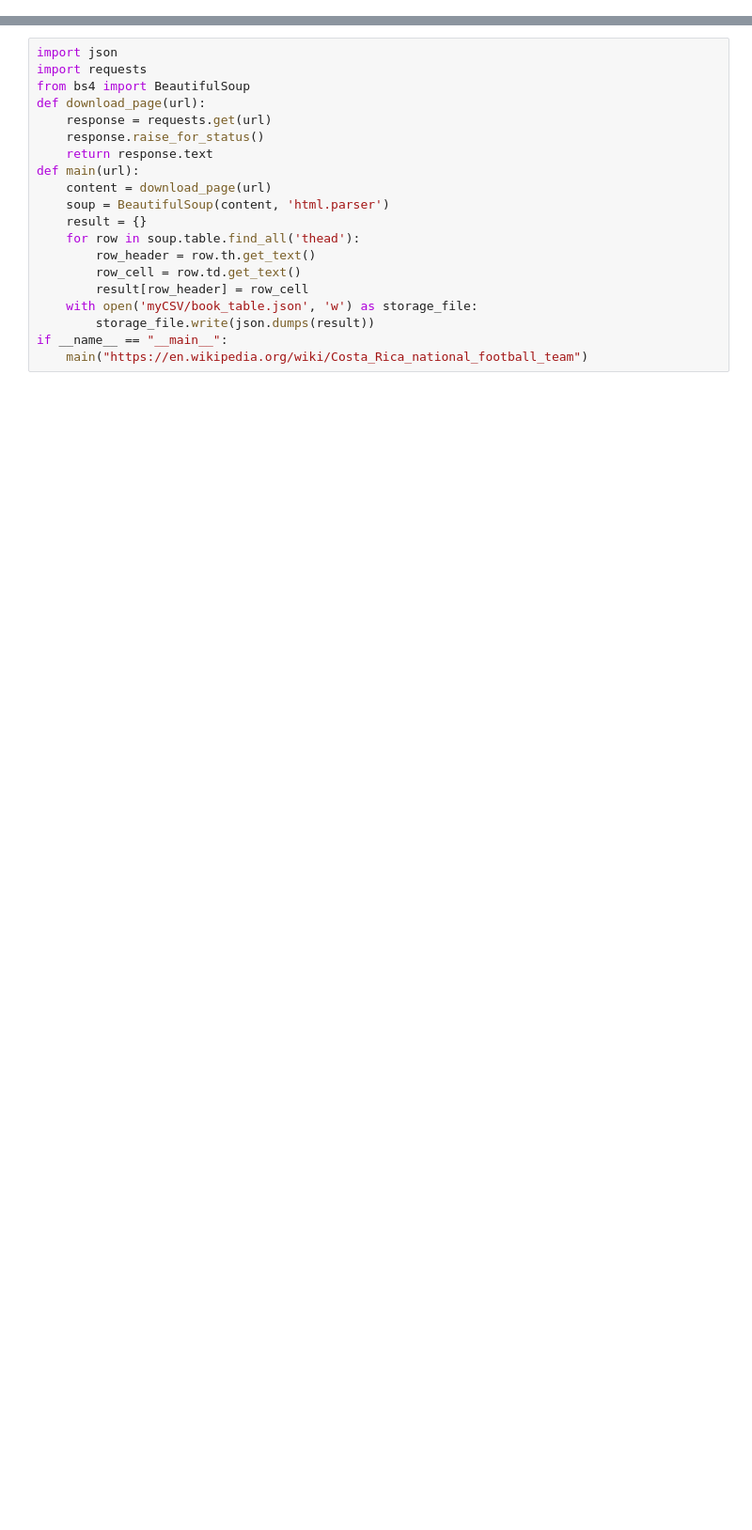
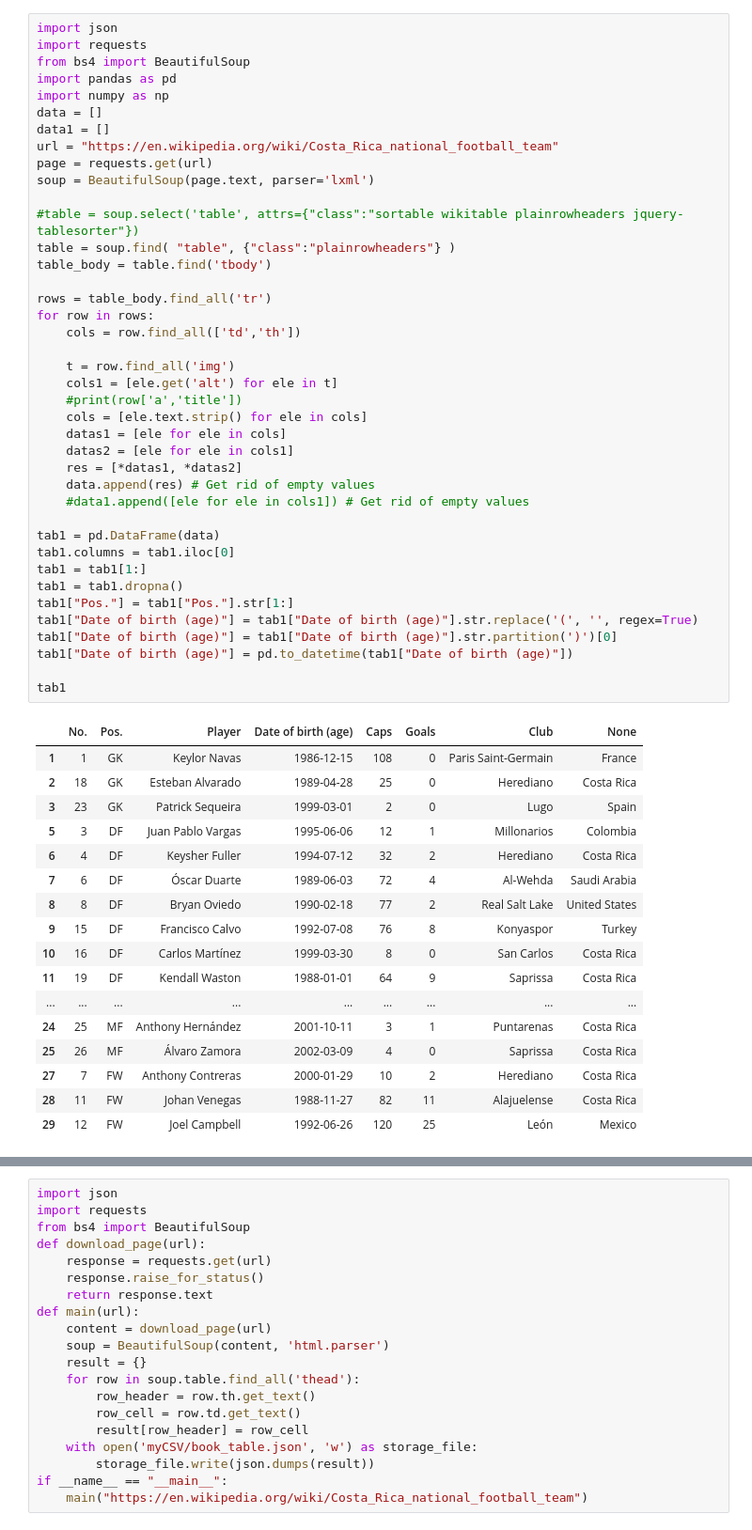
Before and after one commit to bujarkreci/jupyter-project, a Jupyter notebook: callPostgreEx/readTablesFromHTMLWiki.ipynb, the cells around one changed output, grey strips where cells are left out. Shown at 94% size. Cells and saved outputs as stored; diff of their text form; blank space fills up the shorter version.

```diff
--- a/callPostgreEx/readTablesFromHTMLWiki.ipynb
+++ b/callPostgreEx/readTablesFromHTMLWiki.ipynb
@@ -1,3 +1,61 @@
+# %%
+import json
+import requests
+from bs4 import BeautifulSoup
+import pandas as pd
+import numpy as np
+data = []
+data1 = []
+url = "https://en.wikipedia.org/wiki/Costa_Rica_national_football_team"
+page = requests.get(url)
+soup = BeautifulSoup(page.text, parser='lxml')
+
+#table = soup.select('table', attrs={"class":"sortable wikitable plainrowheaders jquery-tablesorter"})
+table = soup.find( "table", {"class":"plainrowheaders"} )
+table_body = table.find('tbody')
+
+rows = table_body.find_all('tr')
+for row in rows:
+    cols = row.find_all(['td','th'])
+
+    t = row.find_all('img')
+    cols1 = [ele.get('alt') for ele in t]
+    #print(row['a','title'])
+    cols = [ele.text.strip() for ele in cols]
+    datas1 = [ele for ele in cols]
+    datas2 = [ele for ele in cols1]
+    res = [*datas1, *datas2]
+    data.append(res) # Get rid of empty values
+    #data1.append([ele for ele in cols1]) # Get rid of empty values
+
+tab1 = pd.DataFrame(data)
+tab1.columns = tab1.iloc[0]
+tab1 = tab1[1:]
+tab1 = tab1.dropna()
+tab1["Pos."] = tab1["Pos."].str[1:]
+tab1["Date of birth (age)"] = tab1["Date of birth (age)"].str.replace('(', '', regex=True)
+tab1["Date of birth (age)"] = tab1["Date of birth (age)"].str.partition(')')[0]
+tab1["Date of birth (age)"] = pd.to_datetime(tab1["Date of birth (age)"])
+
+tab1
+# %% [output]
+|  | No. | Pos. | Player | Date of birth (age) | Caps | Goals | Club | None |
+| 1 | 1 | GK | Keylor Navas | 1986-12-15 | 108 | 0 | Paris Saint-Germain | France |
+| 2 | 18 | GK | Esteban Alvarado | 1989-04-28 | 25 | 0 | Herediano | Costa Rica |
+| 3 | 23 | GK | Patrick Sequeira | 1999-03-01 | 2 | 0 | Lugo | Spain |
+| 5 | 3 | DF | Juan Pablo Vargas | 1995-06-06 | 12 | 1 | Millonarios | Colombia |
+| 6 | 4 | DF | Keysher Fuller | 1994-07-12 | 32 | 2 | Herediano | Costa Rica |
+| 7 | 6 | DF | Óscar Duarte | 1989-06-03 | 72 | 4 | Al-Wehda | Saudi Arabia |
+| 8 | 8 | DF | Bryan Oviedo | 1990-02-18 | 77 | 2 | Real Salt Lake | United States |
+| 9 | 15 | DF | Francisco Calvo | 1992-07-08 | 76 | 8 | Konyaspor | Turkey |
+| 10 | 16 | DF | Carlos Martínez | 1999-03-30 | 8 | 0 | San Carlos | Costa Rica |
+| 11 | 19 | DF | Kendall Waston | 1988-01-01 | 64 | 9 | Saprissa | Costa Rica |
+| ... | ... | ... | ... | ... | ... | ... | ... | ... |
+| 24 | 25 | MF | Anthony Hernández | 2001-10-11 | 3 | 1 | Puntarenas | Costa Rica |
+| 25 | 26 | MF | Álvaro Zamora | 2002-03-09 | 4 | 0 | Saprissa | Costa Rica |
+| 27 | 7 | FW | Anthony Contreras | 2000-01-29 | 10 | 2 | Herediano | Costa Rica |
+| 28 | 11 | FW | Johan Venegas | 1988-11-27 | 82 | 11 | Alajuelense | Costa Rica |
+| 29 | 12 | FW | Joel Campbell | 1992-06-26 | 120 | 25 | León | Mexico |
 # %%
 import json
 import requests
```
Also changed, not shown: parts of 14 cells of this notebook, 2 other files.
